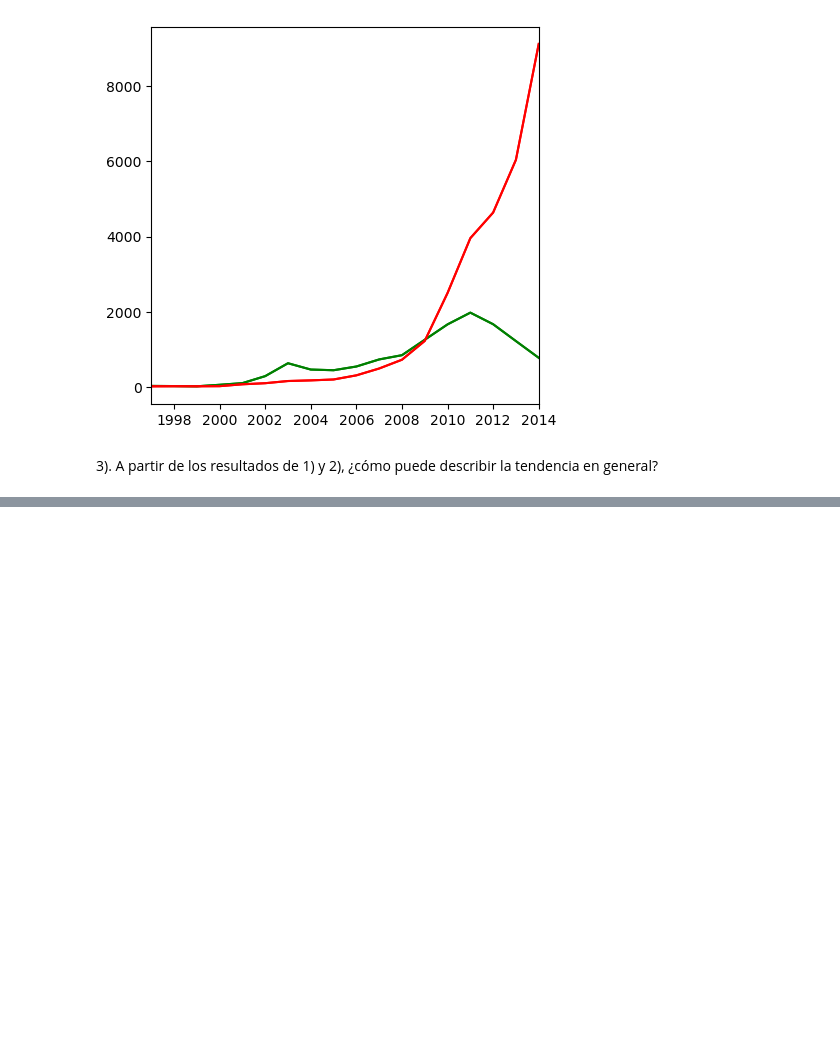
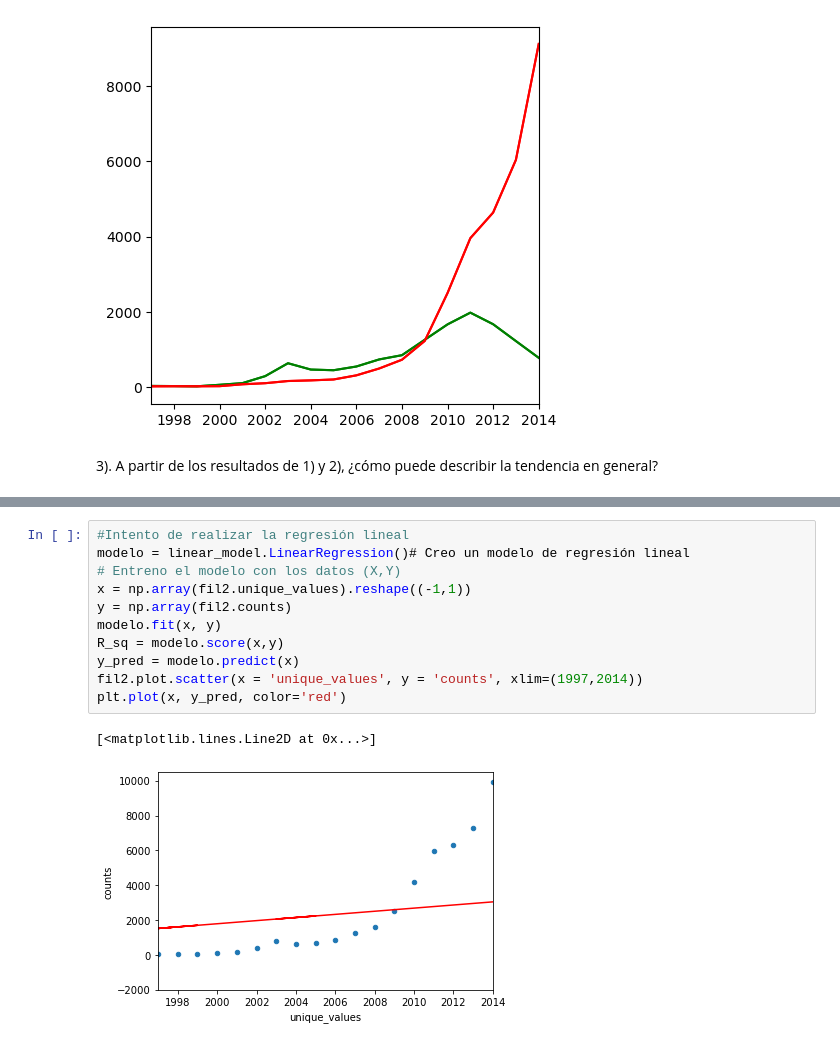
Before and after one commit to AndreaMendez09/Samsung-IA, a Jupyter notebook: 3.Ejercicios completados/2. Ejercicios obligatorios/Entregable 2 Numpy/problem_0204.ipynb, the cells around one changed output, grey strips where cells are left out. Saved outputs shown, nothing was run; the diff lists cells and outputs as text; blank space fills up the shorter version.

```diff
--- a/3.Ejercicios completados/2. Ejercicios obligatorios/Entregable 2 Numpy/problem_0204.ipynb
+++ b/3.Ejercicios completados/2. Ejercicios obligatorios/Entregable 2 Numpy/problem_0204.ipynb
@@ -83,0 +93,14 @@ plt.show()
+# %%
+#Intento de realizar la regresión lineal
+modelo = linear_model.LinearRegression()# Creo un modelo de regresión lineal
+# Entreno el modelo con los datos (X,Y)
+x = np.array(fil2.unique_values).reshape((-1,1))
+y = np.array(fil2.counts)
+modelo.fit(x, y)
+R_sq = modelo.score(x,y)
+y_pred = modelo.predict(x)
+fil2.plot.scatter(x = 'unique_values', y = 'counts', xlim=(1997,2014))
+plt.plot(x, y_pred, color='red')
+# %% [output]
+[<matplotlib.lines.Line2D at 0x...>]
+[figure, added]
```
Also changed, not shown: parts of 2 cells of this notebook, 8 other files.
